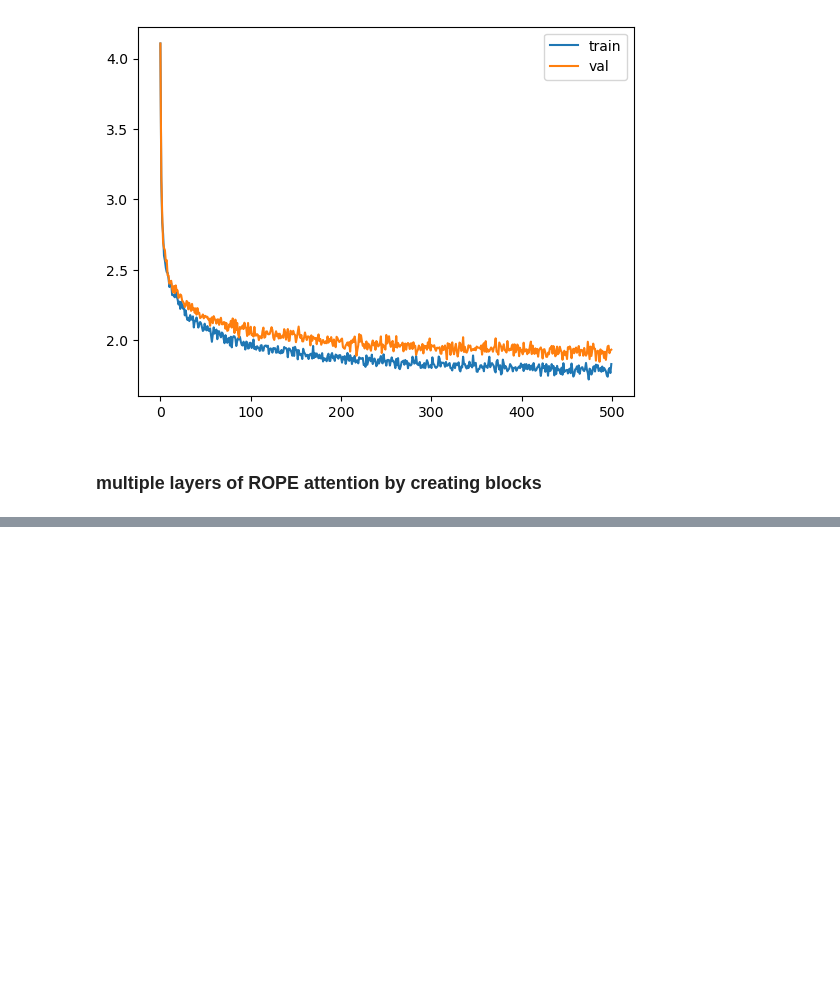
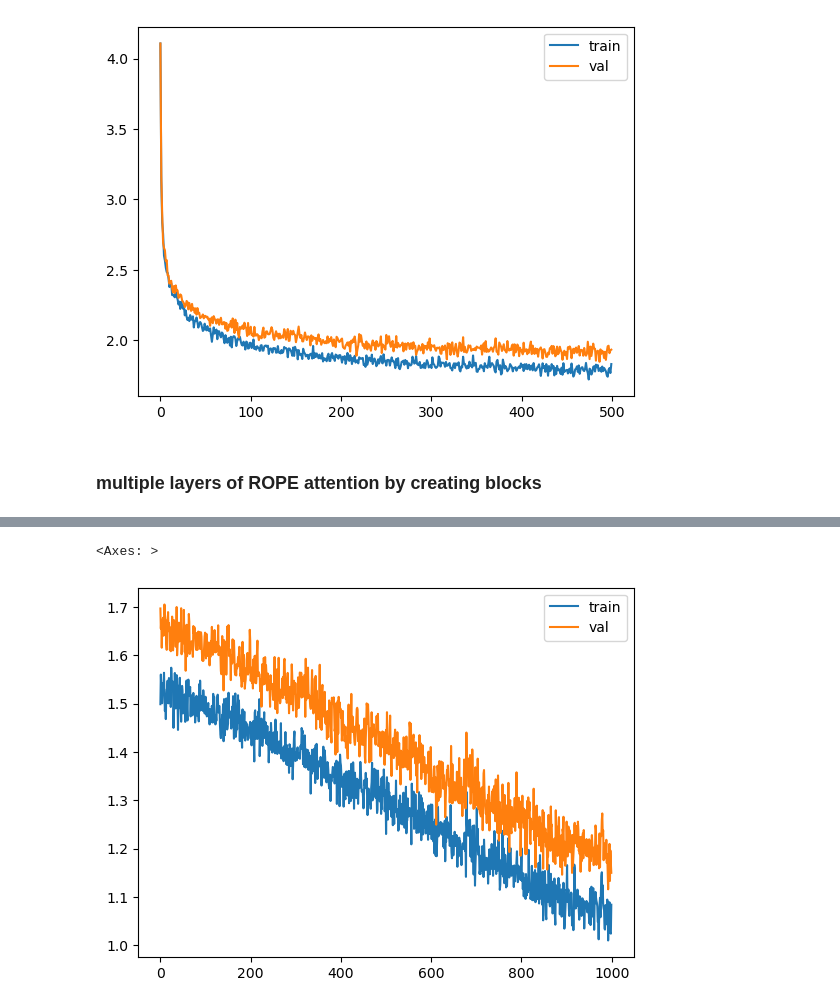
Before and after one commit to ysurs/Multimodal_llms, a Jupyter notebook: llama.ipynb, the cells around one changed output, grey strips where cells are left out. Cells and saved outputs as stored; diff of their text form; code cells hidden in the pictures; blank space fills up the shorter version.

```diff
--- a/llama.ipynb
+++ b/llama.ipynb
@@ -1058,0 +1125,6 @@ block(torch.randn(MASTER_CONFIG['batch_size'], MASTER_CONFIG['context_window'],
+# %%
+MASTER_CONFIG.update({
+    'epochs': 10000,
+})
+train(llama, optimizer, scheduler=None, config=MASTER_CONFIG)
+# %% [output]
@@ -1058,0 +1132,2 @@ block(torch.randn(MASTER_CONFIG['batch_size'], MASTER_CONFIG['context_window'],
+<Axes: >
+[figure, added]
```
Also changed, not shown: parts of 5 cells of this notebook.
